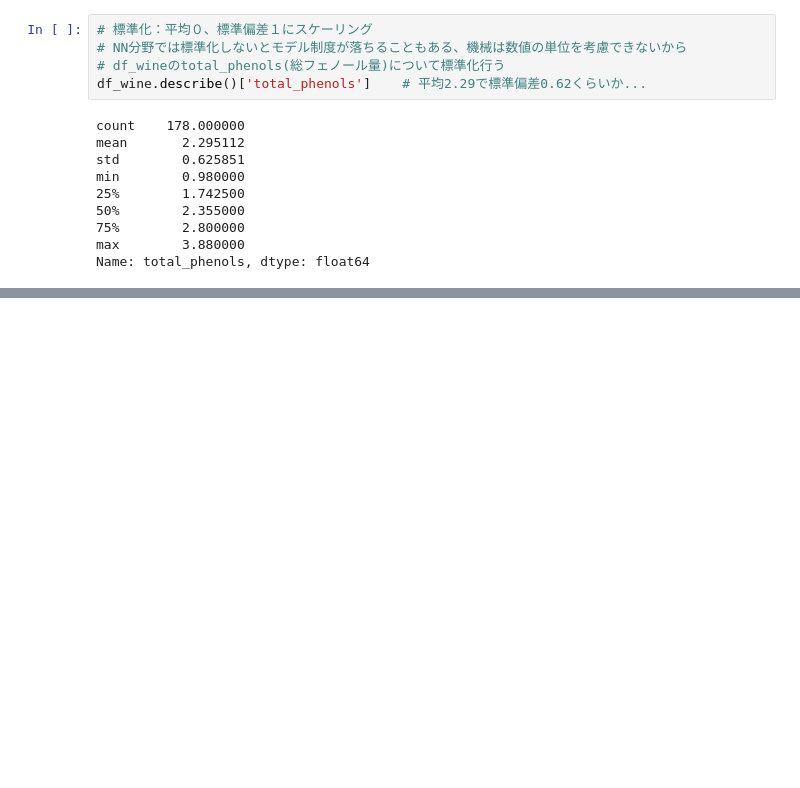
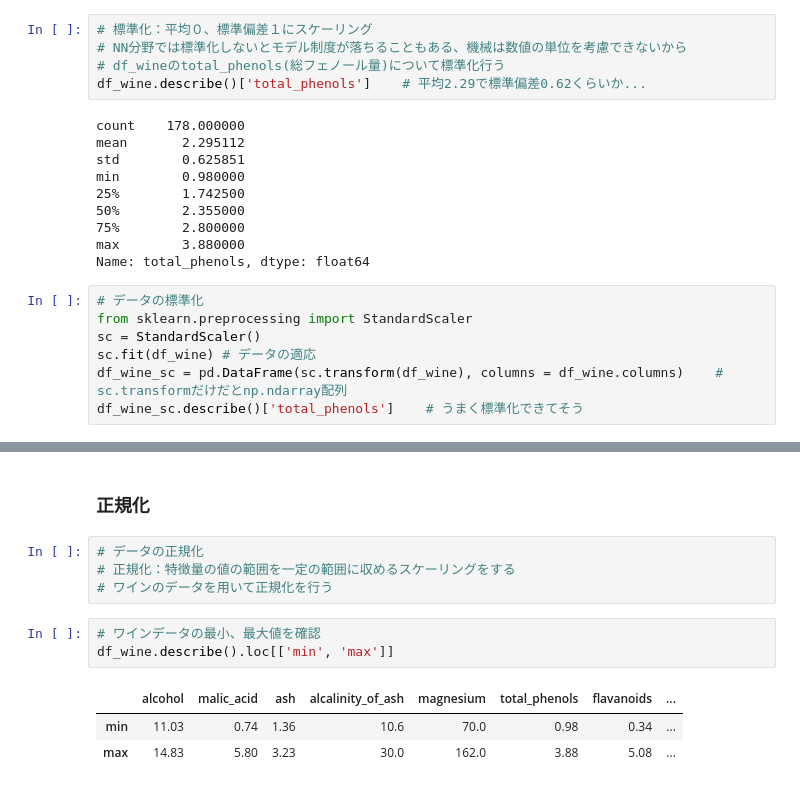
Before and after one commit to akiyoshi777/data_analysis, a Jupyter notebook: sklearn.ipynb, the cells around one changed output, grey strips where cells are left out. Saved outputs shown, nothing was run; the diff lists cells and outputs as text; blank space fills up the shorter version.

```diff
--- a/sklearn.ipynb
+++ b/sklearn.ipynb
@@ -140,3 +142,10 @@ min        0.980000
 75%        2.800000
 max        3.880000
 Name: total_phenols, dtype: float64
+# %%
+# データの標準化
+from sklearn.preprocessing import StandardScaler
+sc = StandardScaler()
+sc.fit(df_wine) # データの適応
+df_wine_sc = pd.DataFrame(sc.transform(df_wine), columns = df_wine.columns)    # sc.transformだけだとnp.ndarray配列
+df_wine_sc.describe()['total_phenols']    # うまく標準化できてそう
@@ -142,0 +178,13 @@ Name: total_phenols, dtype: float64
+# %% [markdown]
+### 正規化
+# %%
+# データの正規化
+# 正規化：特徴量の値の範囲を一定の範囲に収めるスケーリングをする
+# ワインのデータを用いて正規化を行う
+# %%
+# ワインデータの最小、最大値を確認
+df_wine.describe().loc[['min', 'max']]
+# %% [output]
+|  | alcohol | malic_acid | ash | alcalinity_of_ash | magnesium | total_phenols | flavanoids | ... |
+| min | 11.03 | 0.74 | 1.36 | 10.6 | 70.0 | 0.98 | 0.34 | ... |
+| max | 14.83 | 5.80 | 3.23 | 30.0 | 162.0 | 3.88 | 5.08 | ... |
```
Also changed, not shown: parts of 24 cells of this notebook.
